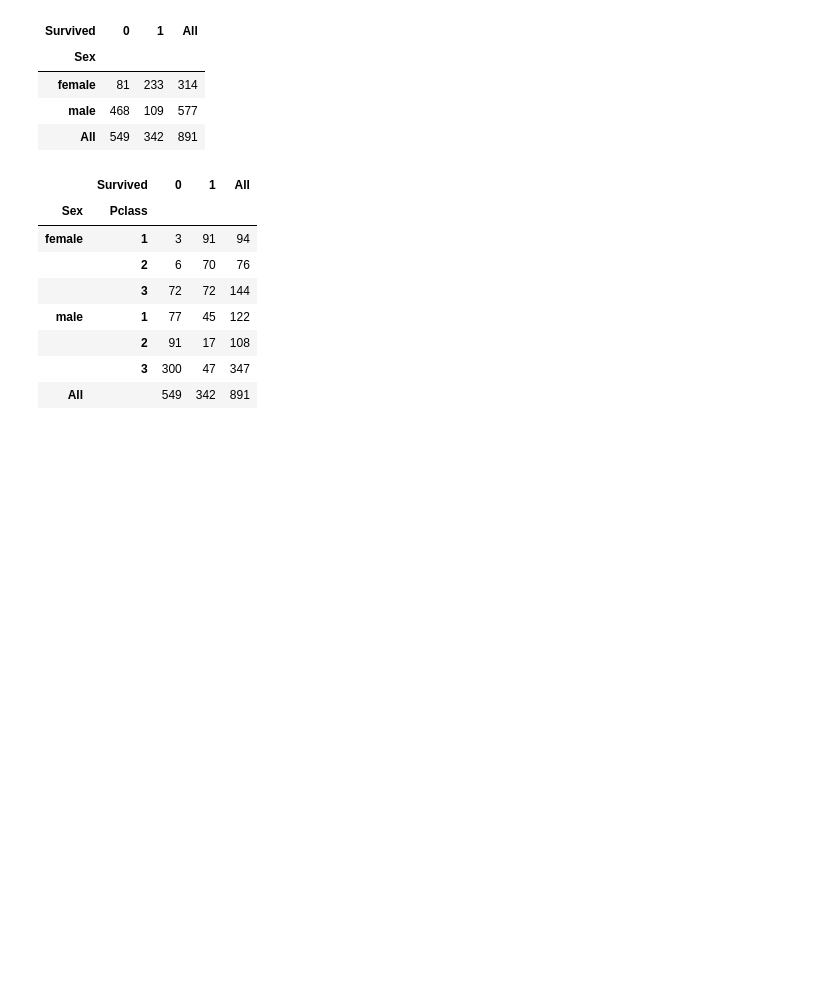
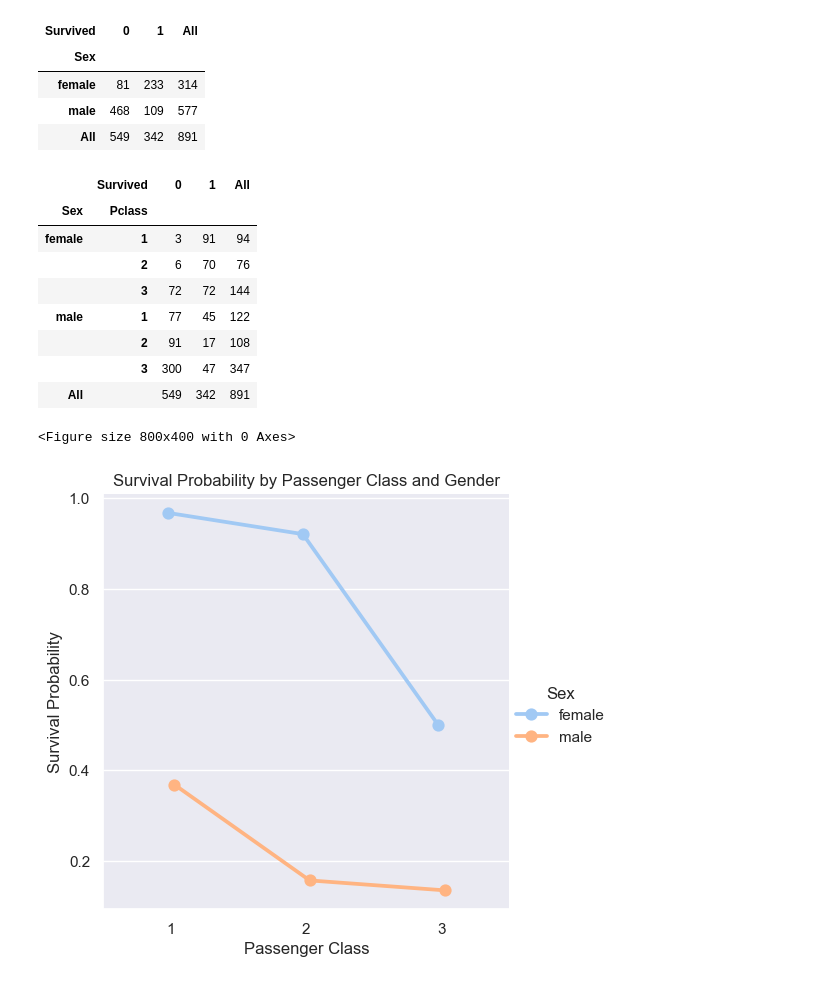
Before and after one commit to saifghostrider454/BankChurn, a Jupyter notebook: notebooks/eda.ipynb, the cells around one changed output. Drawn from its saved outputs; the diff is of its cells as text; code cells hidden in the pictures; blank space fills up the shorter version.

```diff
--- a/notebooks/eda.ipynb
+++ b/notebooks/eda.ipynb
@@ -147,3 +147,18 @@ pd.crosstab([df.Sex, df.Pclass], df.Survived, margins=True).style.background_gra
 |  | 2 | 91 | 17 | 108 |
 |  | 3 | 300 | 47 | 347 |
 | All |  | 549 | 342 | 891 |
+# %%
+plt.figure(figsize=(8, 4))  # Adjust the figure size as needed
+sns.catplot(x='Pclass', y='Survived', hue='Sex', data=df, kind='point', palette="pastel", ci=None, dodge=True)
+
+# Set labels and title
+plt.xlabel("Passenger Class")
+plt.ylabel("Survival Probability")
+plt.title("Survival Probability by Passenger Class and Gender")
+
+
+# Show the plot
+plt.show()
+# %% [output]
+<Figure size 800x400 with 0 Axes>
+[figure, added]
```
Also changed, not shown: parts of 65 cells of this notebook, 1 other file.
